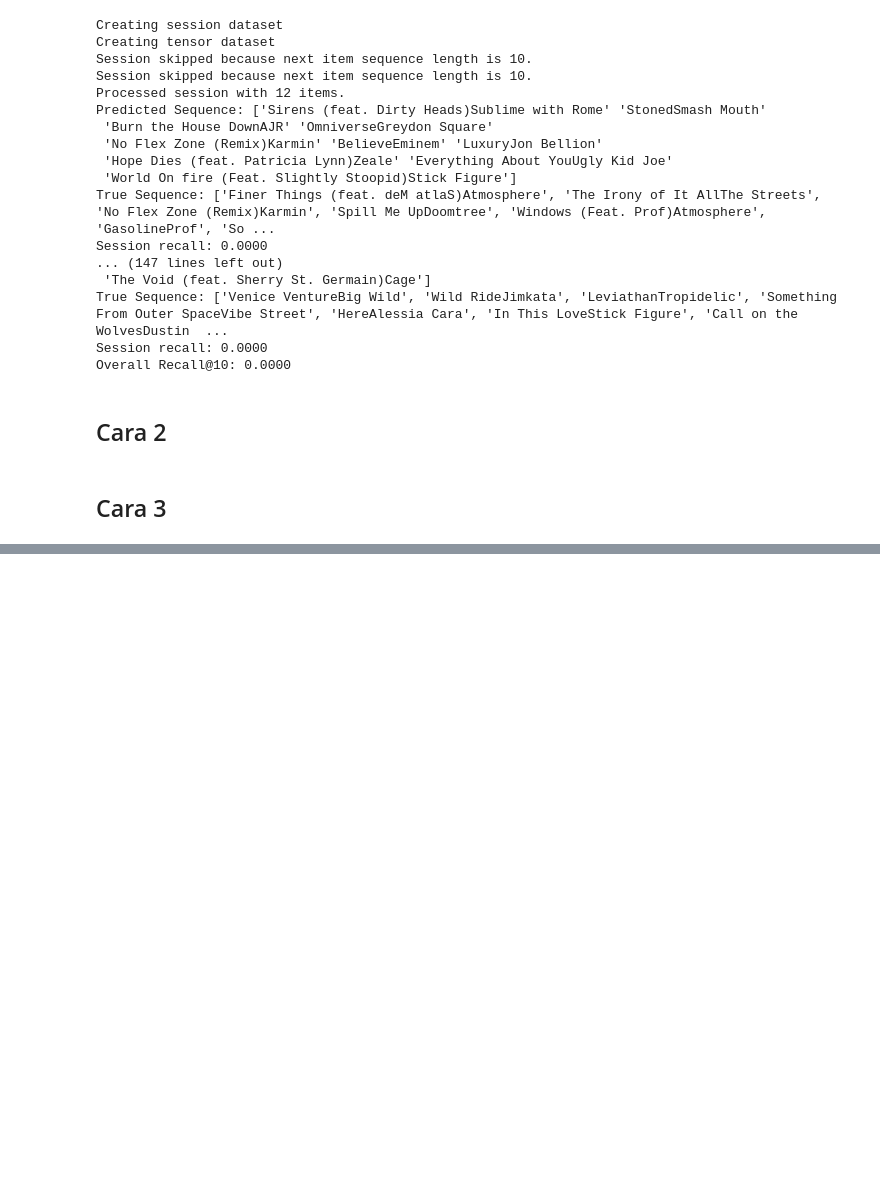
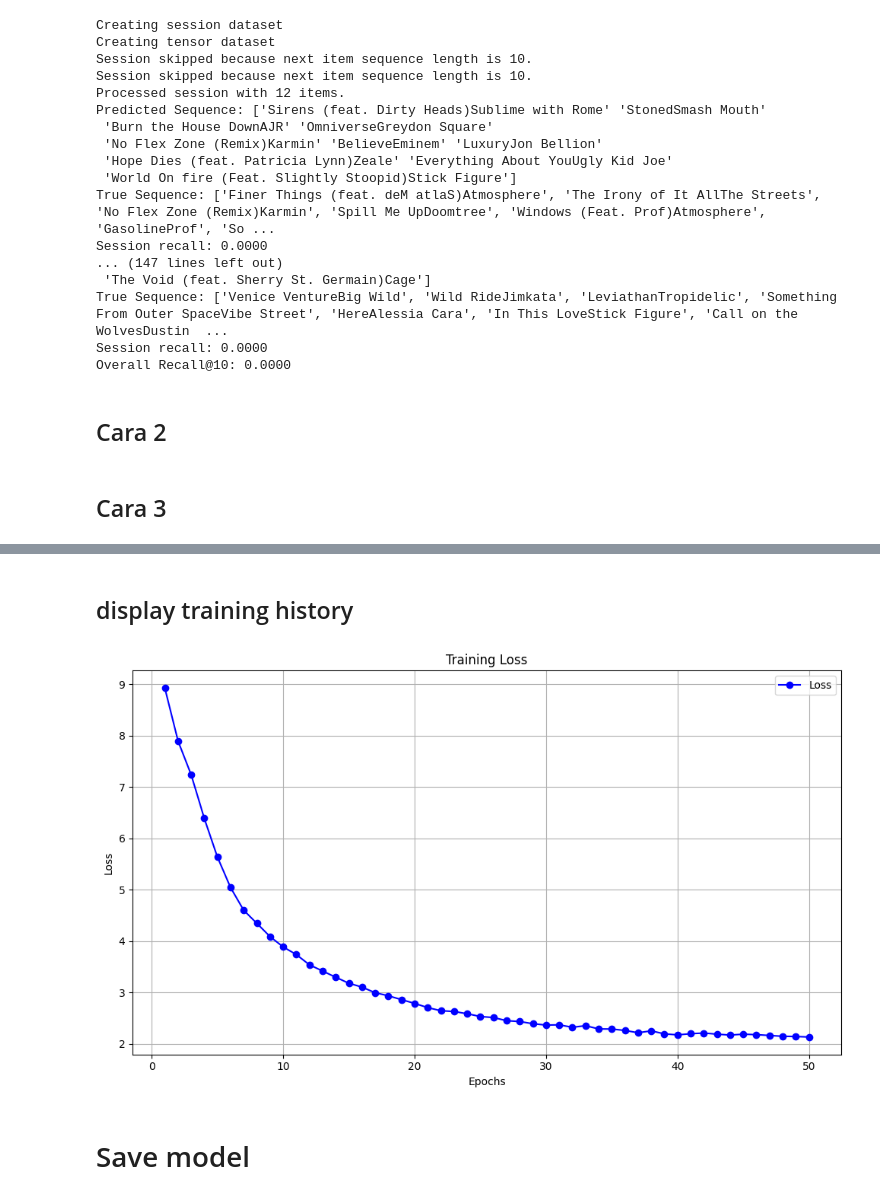
Before and after one commit to TuneHive/ML-TuneHive, a Jupyter notebook: model-dev/preprocessing-modeling.ipynb, the cells around one changed output, grey strips where cells are left out. Drawn from its saved outputs; the diff is of its cells as text; code cells hidden in the pictures; blank space fills up the shorter version.

Commit message:
Optimize Training Process

```diff
--- a/model-dev/preprocessing-modeling.ipynb
+++ b/model-dev/preprocessing-modeling.ipynb
@@ -66,8 +66,8 @@ import keras
 import os
 print(keras.__version__)
 
-root_path = "data"
-# root_path = "" # if using colab
+# root_path = "data"
+root_path = "" # if using colab
 df = pd.read_csv(os.path.join(root_path, "session-data.csv"))
 df
 # %% [output]
@@ -138,7 +138,6 @@ from sklearn.model_selection import train_test_split
 # Feature columns (as provided)
 feature_columns = [
     'spotify_genre',
-    'spotify_track_popularity',
 ]
 
 # Define the DataPreprocessor class
@@ -400,6 +399,6 @@ class DataPreprocessor:
 preprocessor = DataPreprocessor(df, feature_columns)
 
 # Create the session dataset tensor
-dataset = preprocessor.create_session_dataset_tensor()
+dataset = preprocessor.create_session_dataset_tensor(k=4)
 # %% [output]
 Creating session dataset
@@ -714,0 +781,5 @@ def plot_training_history(loss_history, metric_name="Metric", metric_history=Non
+# %%
+from keras.api.callbacks import EarlyStopping
+# from keras.api.optimizers import Adam
+
+history = train_gru4rec_with_strategy(model, dataset, optimizer, epochs=50, k=8)
@@ -1277,0 +1560,2 @@ Overall Recall@4: 0.0000
+# %% [markdown]
+## display training history
@@ -1277,0 +1592,6 @@ Overall Recall@4: 0.0000
+# %%
+plot_training_history(history['loss_history'])
+# %% [output]
+[figure, added]
+# %% [markdown]
+# Save model
```
Also changed, not shown: parts of 20 cells of this notebook.
